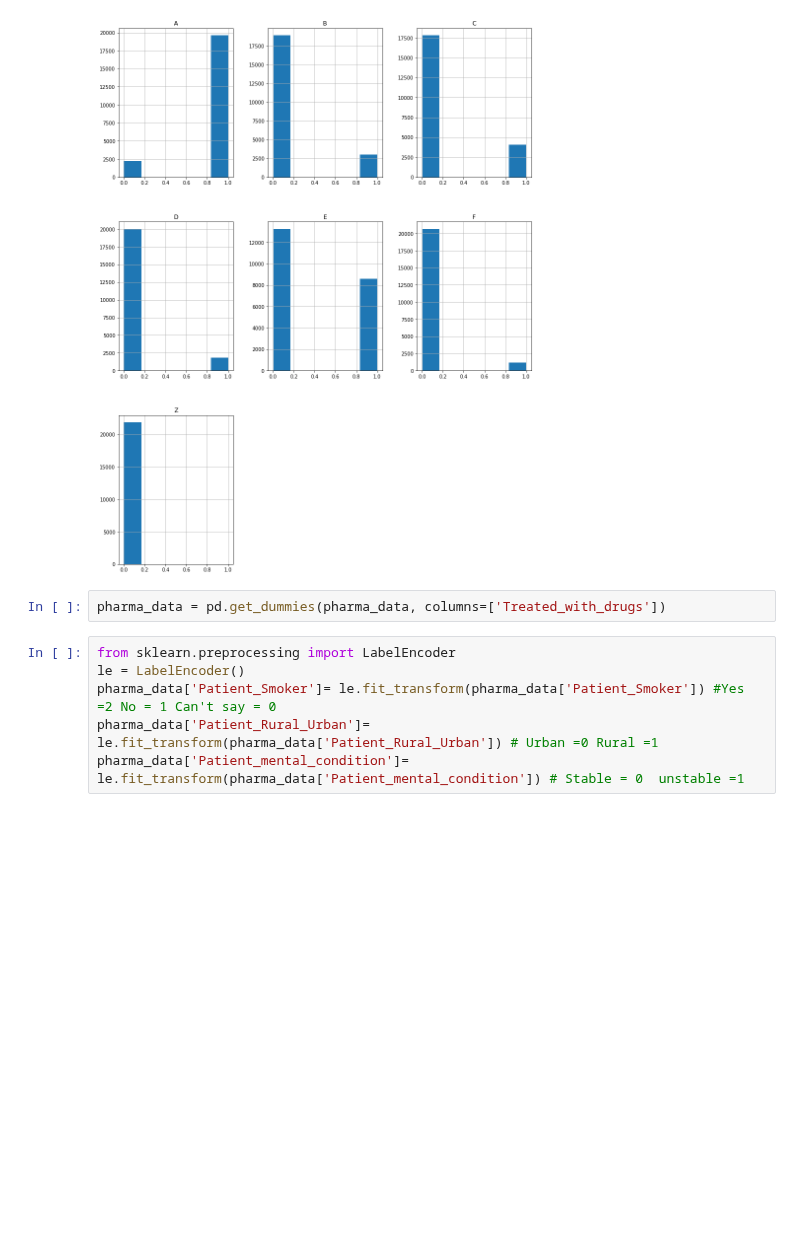
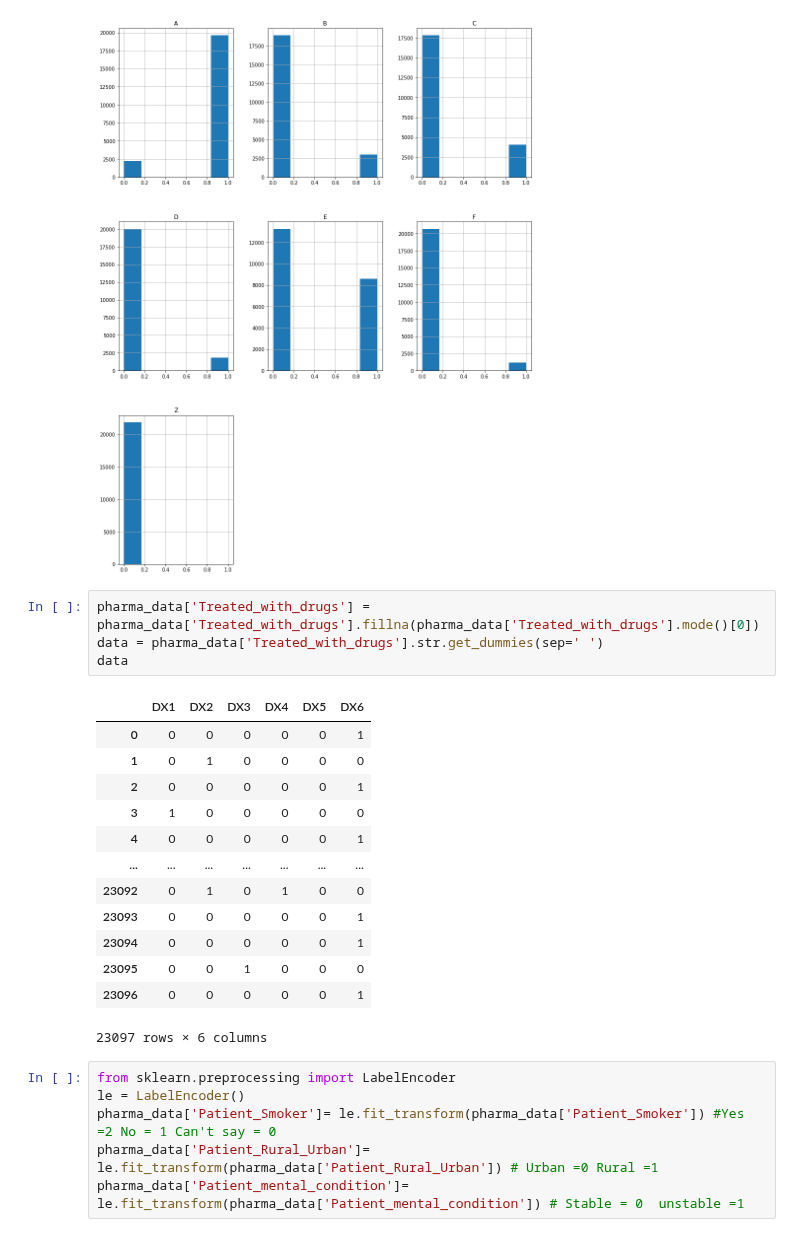
Before and after one commit to hpnightowl/Owlsbooks, a Jupyter notebook: pharma.ipynb, the cells around one changed output. Drawn from its saved outputs; the diff is of its cells as text; blank space fills up the shorter version.

```diff
--- a/pharma.ipynb
+++ b/pharma.ipynb
@@ -108,8 +109,24 @@ array([[<matplotlib.axes._subplots.AxesSubplot object at 0x...>,
         <matplotlib.axes._subplots.AxesSubplot object at 0x...>]],
       dtype=object)
 [figure]
-# %%
-pharma_data = pd.get_dummies(pharma_data, columns=['Treated_with_drugs'])
+# %%
+pharma_data['Treated_with_drugs'] = pharma_data['Treated_with_drugs'].fillna(pharma_data['Treated_with_drugs'].mode()[0])
+data = pharma_data['Treated_with_drugs'].str.get_dummies(sep=' ')
+data
+# %% [output]
+|  | DX1 | DX2 | DX3 | DX4 | DX5 | DX6 |
+| 0 | 0 | 0 | 0 | 0 | 0 | 1 |
+| 1 | 0 | 1 | 0 | 0 | 0 | 0 |
+| 2 | 0 | 0 | 0 | 0 | 0 | 1 |
+| 3 | 1 | 0 | 0 | 0 | 0 | 0 |
+| 4 | 0 | 0 | 0 | 0 | 0 | 1 |
+| ... | ... | ... | ... | ... | ... | ... |
+| 23092 | 0 | 1 | 0 | 1 | 0 | 0 |
+| 23093 | 0 | 0 | 0 | 0 | 0 | 1 |
+| 23094 | 0 | 0 | 0 | 0 | 0 | 1 |
+| 23095 | 0 | 0 | 1 | 0 | 0 | 0 |
+| 23096 | 0 | 0 | 0 | 0 | 0 | 1 |
+23097 rows × 6 columns
 # %%
 from sklearn.preprocessing import LabelEncoder
 le = LabelEncoder()
```
Also changed, not shown: parts of 19 cells of this notebook.
